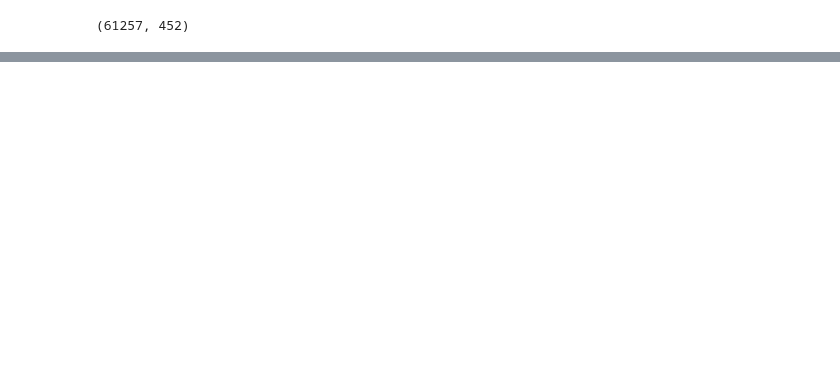
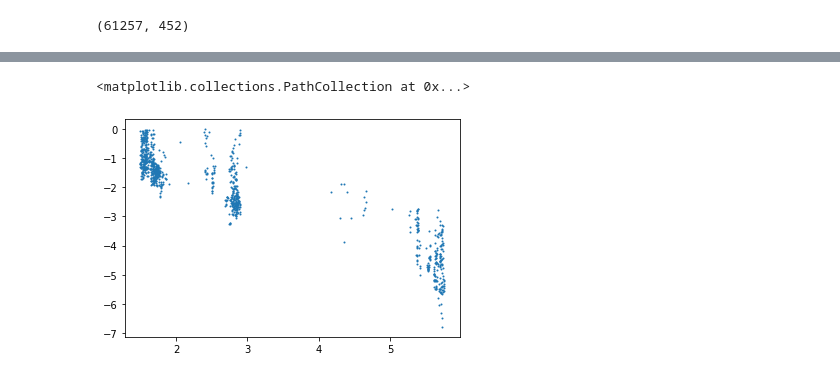
Before and after one commit to racumen/python-binance, a Jupyter notebook: Untitled1.ipynb, the cells around one changed output, grey strips where cells are left out. Cells and saved outputs as stored; diff of their text form; code cells hidden in the pictures; blank space fills up the shorter version.

```diff
--- a/Untitled1.ipynb
+++ b/Untitled1.ipynb
@@ -171,0 +232,14 @@ rf.fit(train_X, train_y);
+# %%
+z=[]
+zz=[]
+ee=[]
+for i in range(len(y)):
+    if yy[i]>1.5 and y[i]<yy[i]:
+        z.append(y[i])
+        zz.append(yy[i])
+        ee.append(y[i]-yy[i])
+# %%
+plt.scatter(zz,ee,s=1)
+# %% [output]
+<matplotlib.collections.PathCollection at 0x...>
+[figure, added]
```
Also changed, not shown: parts of 24 cells of this notebook.
